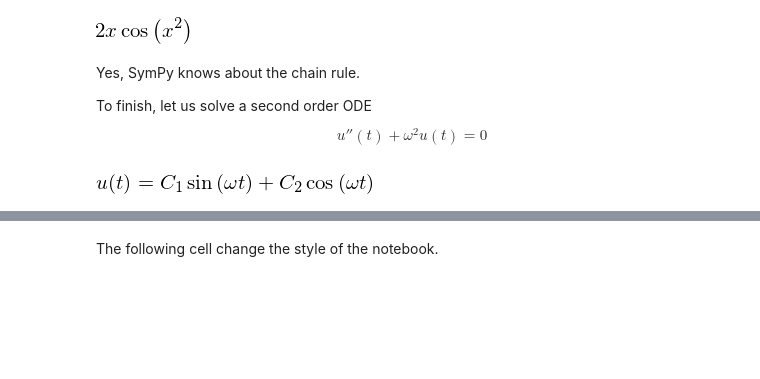
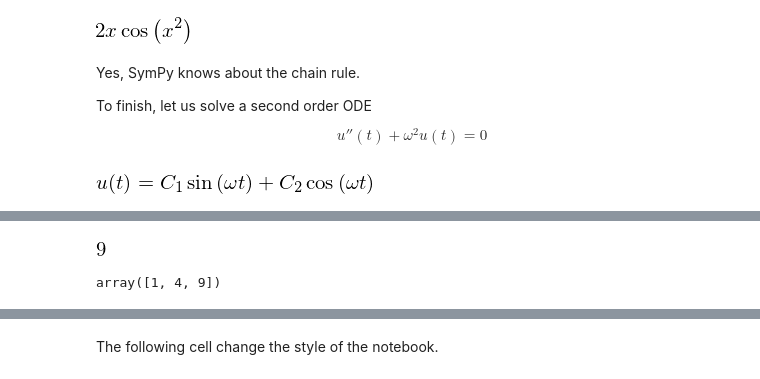
Before and after one commit to nicoguaro/AdvancedMath, a Jupyter notebook: Notebooks/SymPy in 10 minutes.ipynb, the cells around one changed output, grey strips where cells are left out. Cells and saved outputs as stored; diff of their text form; code cells hidden in the pictures; blank space fills up the shorter version.

Commit message:
Add lambdify and FFT

```diff
--- a/Notebooks/SymPy in 10 minutes.ipynb
+++ b/Notebooks/SymPy in 10 minutes.ipynb
@@ -232,0 +264,9 @@ dsolve(ode, u(t))
+# %%
+f = lambdify(x, x**2, "numpy")
+f(3)
+# %% [output]
+[figure, added]
+# %%
+f(np.array([1, 2, 3]))
+# %% [output]
+array([1, 4, 9])
```
Also changed, not shown: parts of 14 cells of this notebook, 6 other files.
